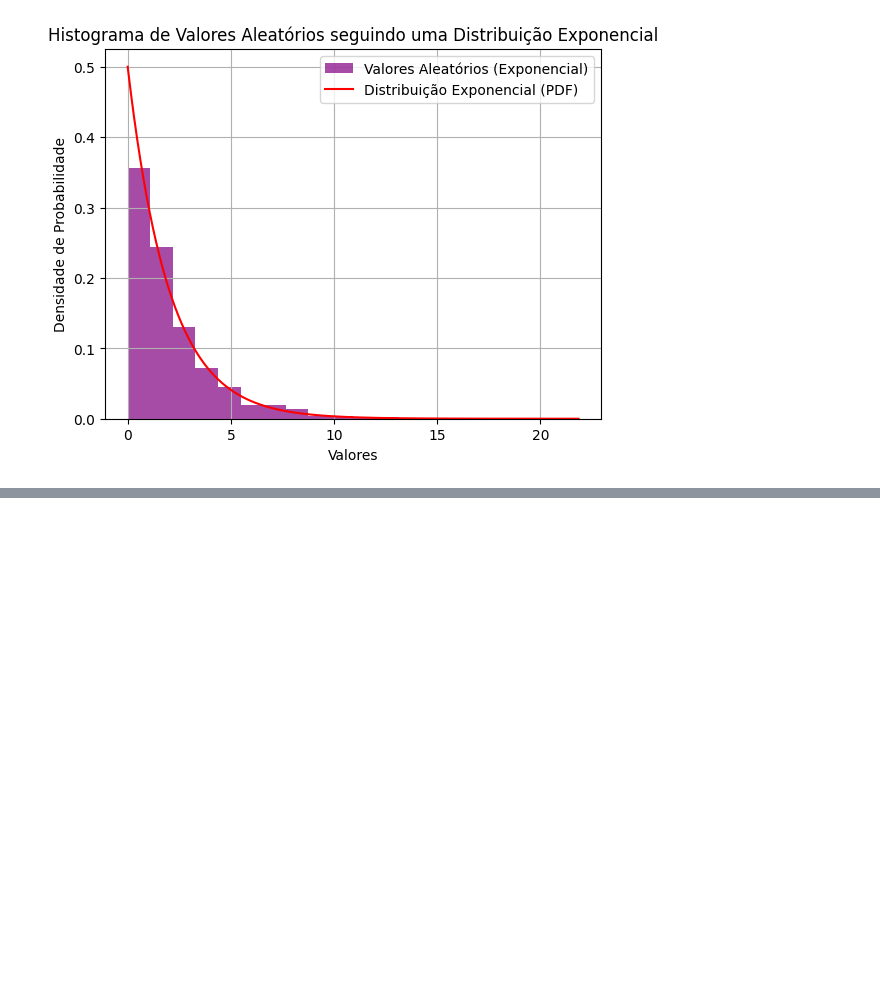
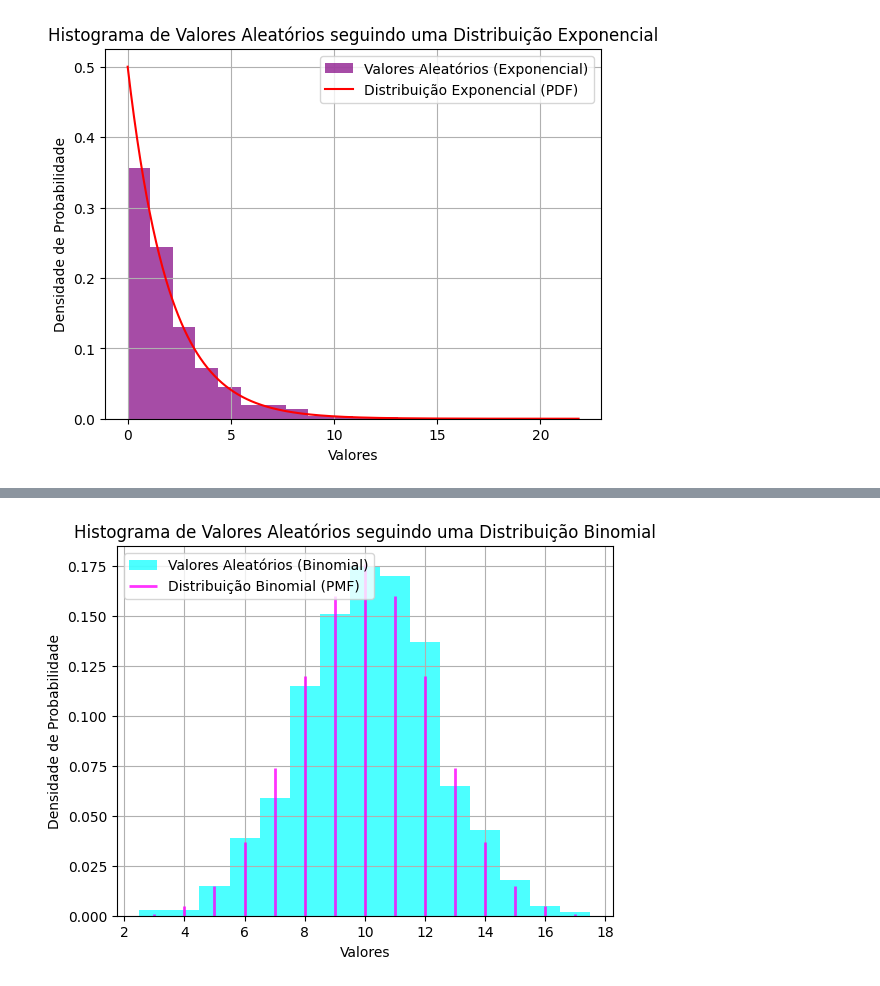
Before and after one commit to msouto/20232_Estatistica_para_Engenharia, a Jupyter notebook: Ex_3_Distribuicao_normal_com_Python.ipynb, the cells around one changed output, grey strips where cells are left out. Saved outputs shown, nothing was run; the diff lists cells and outputs as text; code cells hidden in the pictures; blank space fills up the shorter version.

```diff
--- a/Ex_3_Distribuicao_normal_com_Python.ipynb
+++ b/Ex_3_Distribuicao_normal_com_Python.ipynb
@@ -177,0 +237,29 @@ plt.show()
+# %%
+import numpy as np
+import matplotlib.pyplot as plt
+from scipy.stats import binom
+
+# Parâmetros da distribuição binomial
+num_experimentos = 20
+probabilidade_sucesso = 0.5
+
+# Gere valores aleatórios seguindo a distribuição binomial
+num_samples = 1000
+random_values = np.random.binomial(num_experimentos, probabilidade_sucesso, num_samples)
+
+# Plote um histograma dos valores aleatórios
+plt.hist(random_values, bins=np.arange(min(random_values), max(random_values) + 2) - 0.5, density=True, alpha=0.7, color='cyan', label='Valores Aleatórios (Binomial)')
+
+# Plote a distribuição binomial teórica para comparação
+x_values = np.arange(min(random_values), max(random_values) + 1)
+pmf_values = binom.pmf(x_values, num_experimentos, probabilidade_sucesso)
+plt.vlines(x_values, 0, pmf_values, colors='magenta', lw=2, alpha=0.8, label='Distribuição Binomial (PMF)')
+
+plt.xlabel('Valores')
+plt.ylabel('Densidade de Probabilidade')
+plt.title('Histograma de Valores Aleatórios seguindo uma Distribuição Binomial')
+plt.legend()
+plt.grid(True)
+plt.show()
+# %% [output]
+[figure, added]
```
Also changed, not shown: parts of 13 cells of this notebook.
